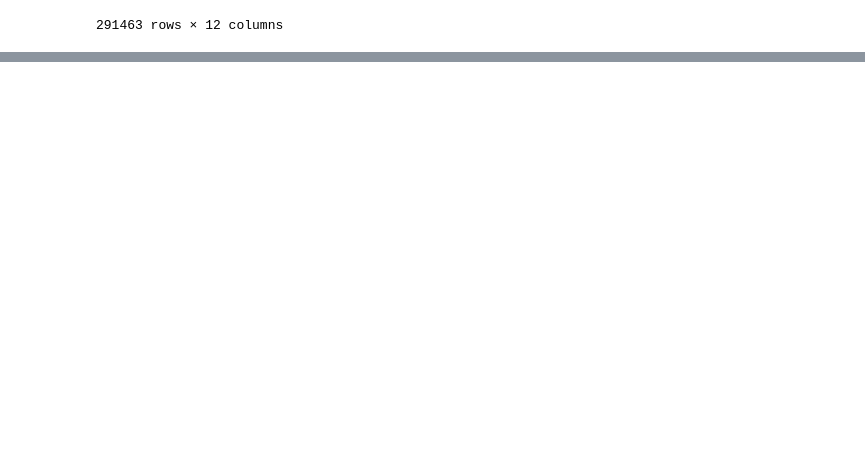
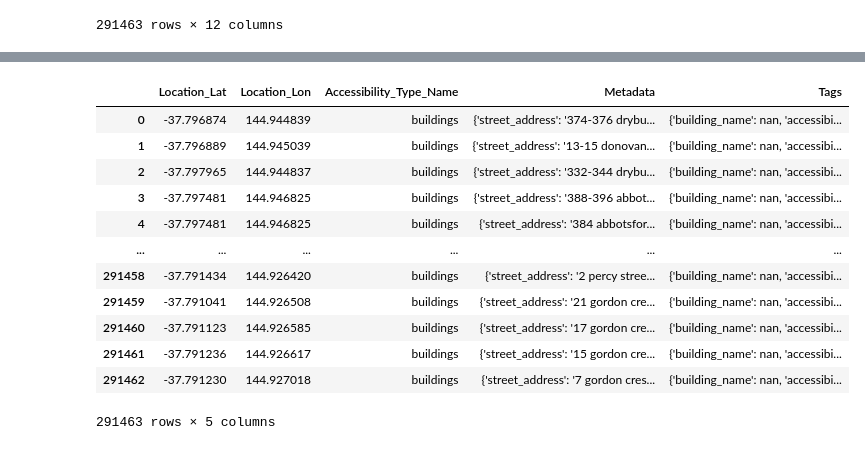
Before and after one commit to CherianK/mobility_mate, a Jupyter notebook: assets/data_preprocessing/dw_buildingdata.ipynb, the cells around one changed output, grey strips where cells are left out. Drawn from its saved outputs; the diff is of its cells as text; code cells hidden in the pictures; blank space fills up the shorter version.

```diff
--- a/assets/data_preprocessing/dw_buildingdata.ipynb
+++ b/assets/data_preprocessing/dw_buildingdata.ipynb
@@ -141,4 +169,29 @@ building_df.head(5)
-# %%
-# Creating metadata column
-metadata_cols = ['street_address', 'suburb', 'predominant_space_use']
-building_df['Metadata'] =
+# %%
+# Creating metadata column
+metadata_cols = ['street_address', 'suburb', 'predominant_space_use']
+building_df['Metadata'] = building_df[metadata_cols].apply(lambda row: row.to_dict(), axis=1)
+
+# Creating tags column
+tags_cols = ['building_name', 'accessibility_category', 'wheelchair',
+             'alternate_entrance', 'accessibility_rating',
+             'accessibility_type_description']
+building_df['Tags'] = building_df[tags_cols].apply(lambda row: row.to_dict(), axis=1)
+
+building_df = building_df[['Location_Lat', 'Location_Lon', 'Accessibility_Type_Name',
+                           'Metadata', 'Tags']]
+
+building_df
+# %% [output]
+|  | Location_Lat | Location_Lon | Accessibility_Type_Name | Metadata | Tags |
+| 0 | -37.796874 | 144.944839 | buildings | {'street_address': '374-376 drybu... | {'building_name': nan, 'accessibi... |
+| 1 | -37.796889 | 144.945039 | buildings | {'street_address': '13-15 donovan... | {'building_name': nan, 'accessibi... |
+| 2 | -37.797965 | 144.944837 | buildings | {'street_address': '332-344 drybu... | {'building_name': nan, 'accessibi... |
+| 3 | -37.797481 | 144.946825 | buildings | {'street_address': '388-396 abbot... | {'building_name': nan, 'accessibi... |
+| 4 | -37.797481 | 144.946825 | buildings | {'street_address': '384 abbotsfor... | {'building_name': nan, 'accessibi... |
+| ... | ... | ... | ... | ... | ... |
+| 291458 | -37.791434 | 144.926420 | buildings | {'street_address': '2 percy stree... | {'building_name': nan, 'accessibi... |
+| 291459 | -37.791041 | 144.926508 | buildings | {'street_address': '21 gordon cre... | {'building_name': nan, 'accessibi... |
+| 291460 | -37.791123 | 144.926585 | buildings | {'street_address': '17 gordon cre... | {'building_name': nan, 'accessibi... |
+| 291461 | -37.791236 | 144.926617 | buildings | {'street_address': '15 gordon cre... | {'building_name': nan, 'accessibi... |
+| 291462 | -37.791230 | 144.927018 | buildings | {'street_address': '7 gordon cres... | {'building_name': nan, 'accessibi... |
+291463 rows × 5 columns
```
Also changed, not shown: parts of 5 cells of this notebook.
